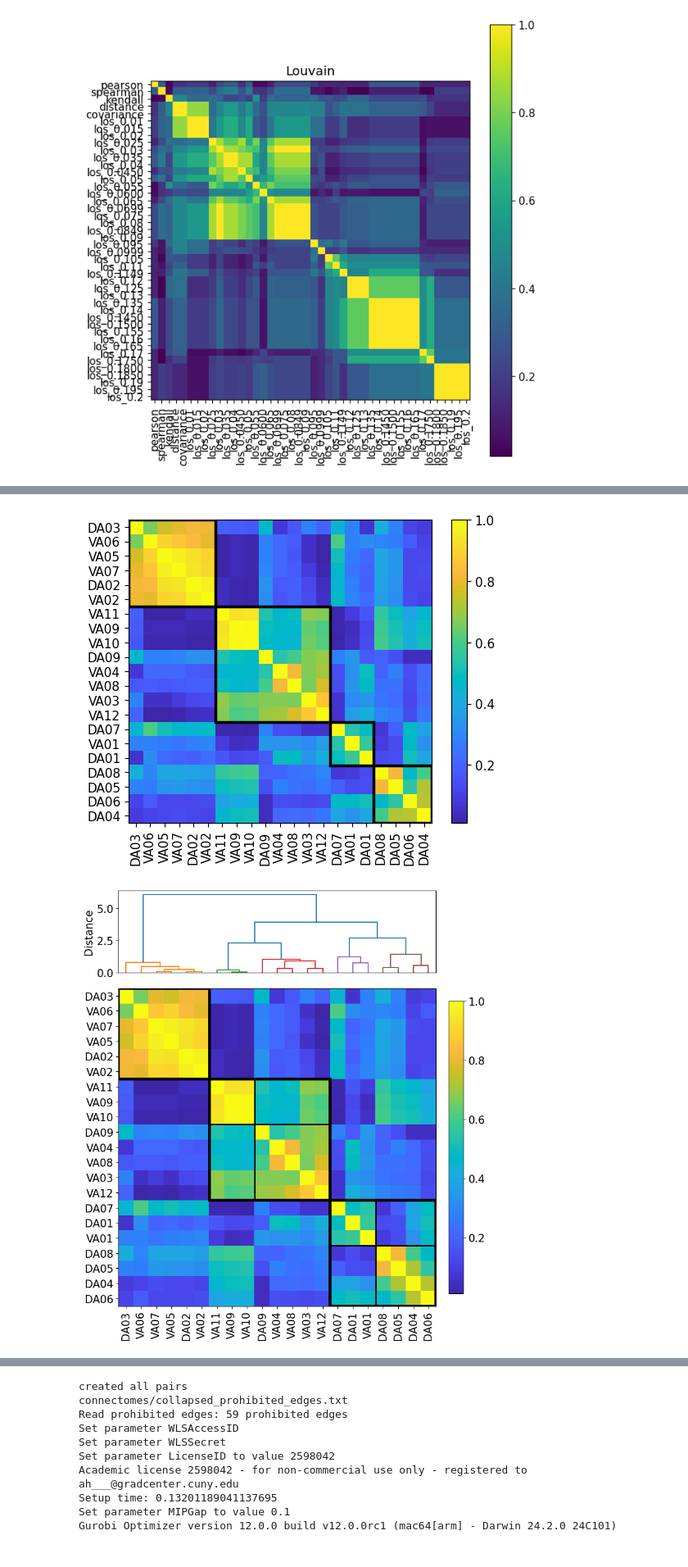
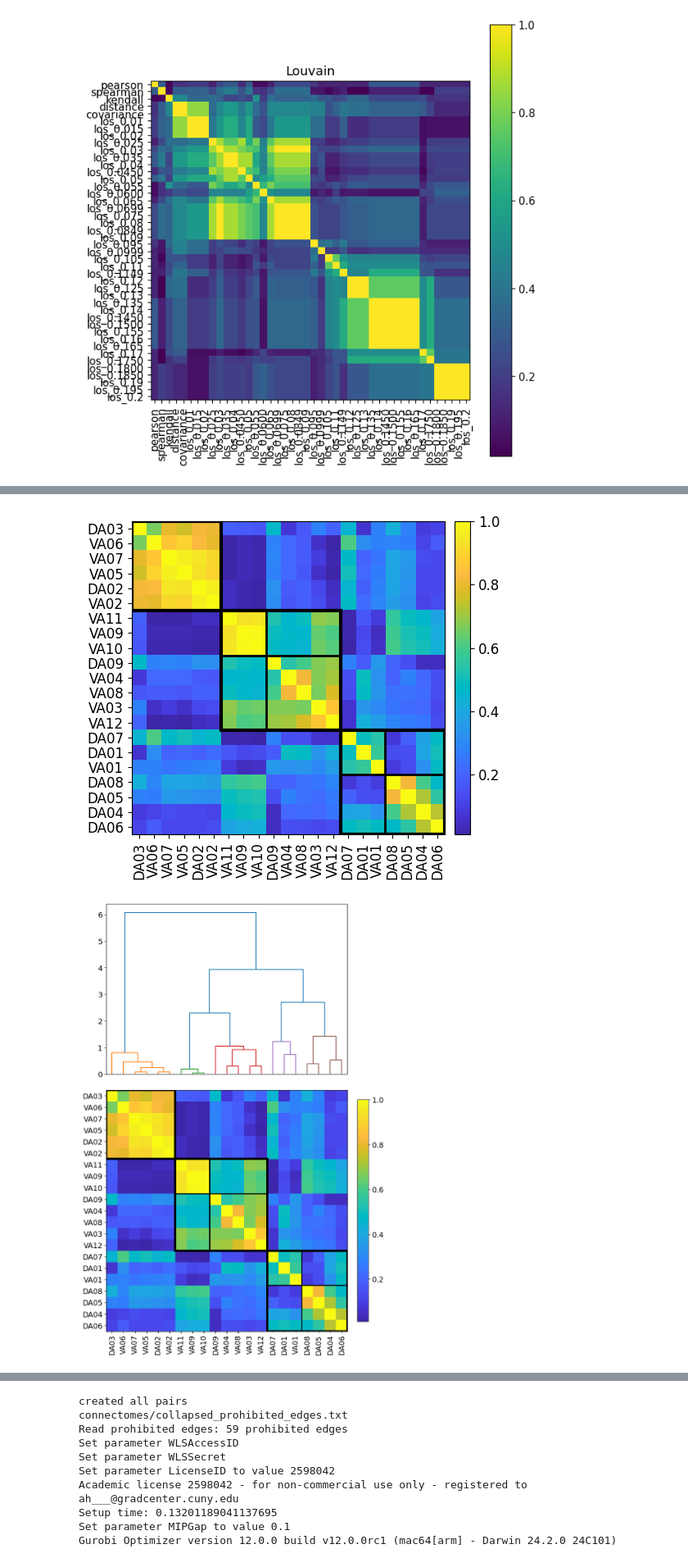
Before and after one commit to ialireza13/c_elegans_neural_network, a Jupyter notebook: handson.ipynb, the cells around one changed output, grey strips where cells are left out. Shown at 82% size. Cells and saved outputs as stored; diff of their text form; code cells hidden in the pictures.

```diff
--- a/handson.ipynb
+++ b/handson.ipynb
@@ -22,10 +22,10 @@ The autoreload extension is already loaded. To reload it, use:
 input_file = 'dataset/old'
 
 
-worm_dicts = read_input_mat_file(input_file, remove_trend=False, smooth_spikes=False, mean_zero=False)
+worm_dicts = read_input_mat_file(input_file, remove_trend=True, smooth_spikes=True, mean_zero=True, meanmax_thresh=None)
 # worm_dicts[0]['annot'][480:595] = 1
 # worm_dicts[0]['annot'][1600:] = 1
 # worm_dicts[1]['annot'][875:] = 1
 # worm_dicts[3]['annot'][:500] = 1
 
-# averaged_results = calculate_metrics(worm_dicts, use_annotations = True, return_average = True)
+averaged_results = calculate_metrics(worm_dicts, use_annotations = True, return_average = True)
@@ -478,14 +554,21 @@ plt.show()
 # %%
+plt.rcParams.update({'font.size': 12})
+
 plt.imshow(cooccurrence_matrix, cmap=cmap)
 plt.xticks(range(len(new_node_order)), new_node_order, rotation=90)
 plt.yticks(range(len(new_node_order)), new_node_order)
-plt.colorbar()
+plt.colorbar(pad=0.02)
 
 squares = [
-    [0, 5, 2.5],
-    [6, 13, 2.5],
-    [14, 16, 2.5],
-    [17, 20, 2.5],
+    [0, 5, 3],
+    [6, 13, 3],
+    [14, 20, 3],
+
+    [0, 5, 2],
+    [6, 8, 2],
+    [9, 13, 2],
+    [14, 16, 2],
+    [17, 20, 2],
 ]
 
 for start, end, thickness in squares:
@@ -500,15 +583,18 @@ for start, end, thickness in squares:
         facecolor='none'                # Transparent fill
     )
     ax.add_patch(rect)
+
+plt.tight_layout()
+plt.savefig('plots/cooccurrence.svg')
 # %% [output]
-[figure, old version]
+[figure, new version]
 # %%
 import matplotlib.pyplot as plt
 import numpy as np
 import matplotlib.patches as patches
 from scipy.cluster.hierarchy import linkage, dendrogram
 
-plt.rcParams.update({'font.size': 15})
+plt.rcParams.update({'font.size': 14})
 # Assuming cooccurrence_matrix and other necessary data are precomputed
 cooccurrence_matrix = get_cooccurrence_matrix(list(all_cliques.values()), mapping_neuron_to_idx)
 
@@ -517,12 +603,12 @@ linkage_matrix = linkage(cooccurrence_matrix, method='ward')
 
 # Step 2: Create a figure with 2 rows and shared x-axis, larger heatmap
 fig, axes = plt.subplots(
-    2, 1, figsize=(8, 9), gridspec_kw={'height_ratios': [1, 4]}, sharex=False, constrained_layout=True
+    2, 1, figsize=(8, 12), gridspec_kw={'height_ratios': [1, 1.5]}, sharex=False, constrained_layout=True
 )
 
 # Step 3: Plot the Dendrogram on the first subplot
 dendro = dendrogram(linkage_matrix, labels=all_neurons, color_threshold=1.5, ax=axes[0])
-axes[0].set_ylabel("Distance")
+# axes[0].set_ylabel("Distance")
 axes[0].tick_params(axis='x', which='both', bottom=False, top=False, labelbottom=False)
 
 # Reorder the co-occurrence matrix based on the dendrogram order
@@ -539,32 +625,32 @@ axes[1].set_yticklabels(new_node_order)
 # Add color bar to the right
 cbar = plt.colorbar(im, ax=axes[1], fraction=0.046, pad=0.04)
 
 # Step 5: Add bounding boxes to highlight groups
 squares = [
     [0, 5, 4],
     [6, 13, 4],
     [14, 20, 4],
 
     [0, 5, 2],
     [6, 8, 2],
     [9, 13, 2],
     [14, 16, 2],
     [17, 20, 2],
 ]
 
 ax = axes[1]  # Use the second axis (heatmap)
 for start, end, thickness in squares:
     rect = patches.Rectangle(
         (start - 0.5, start - 0.5),  # Rectangle starts slightly offset to align with pixels
         end - start + 1,             # Width
         end - start + 1,             # Height
         linewidth=thickness,         # Line thickness
         edgecolor='black',           # Line color
         facecolor='none'             # Transparent fill
     )
     ax.add_patch(rect)
 
 # Final adjustments
-plt.show()
+fig.savefig('plots/FG.svg')
 # %% [output]
-[figure, old version]
+[figure, new version]
```
Also changed, not shown: parts of 24 cells of this notebook.
